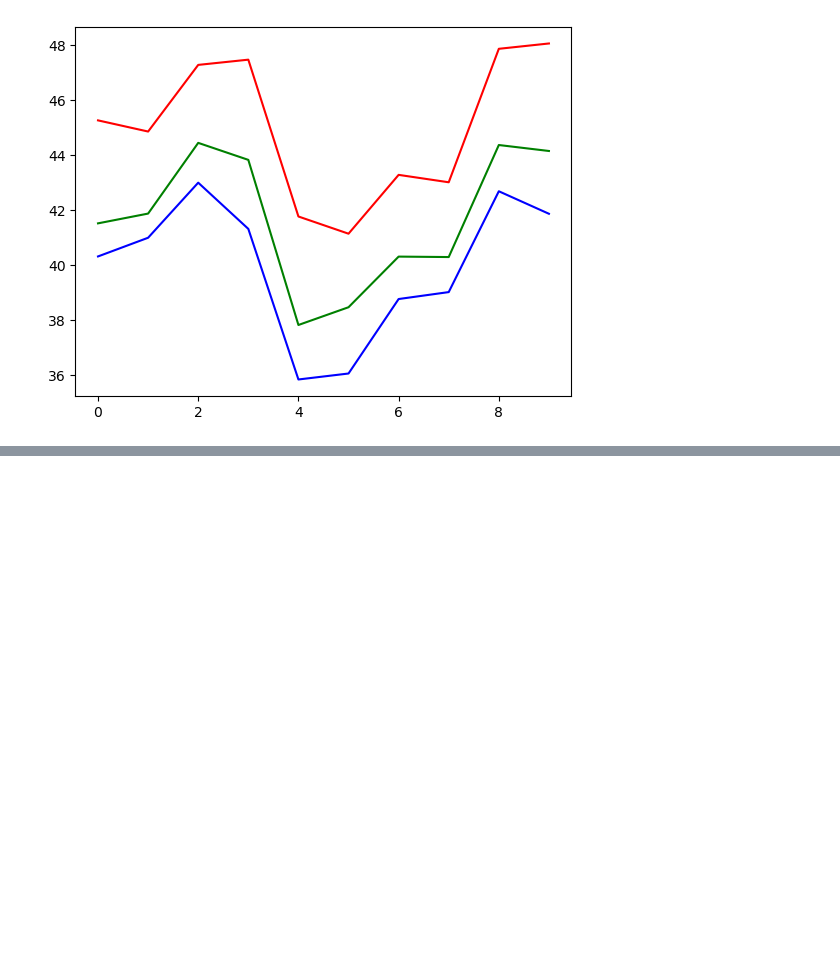
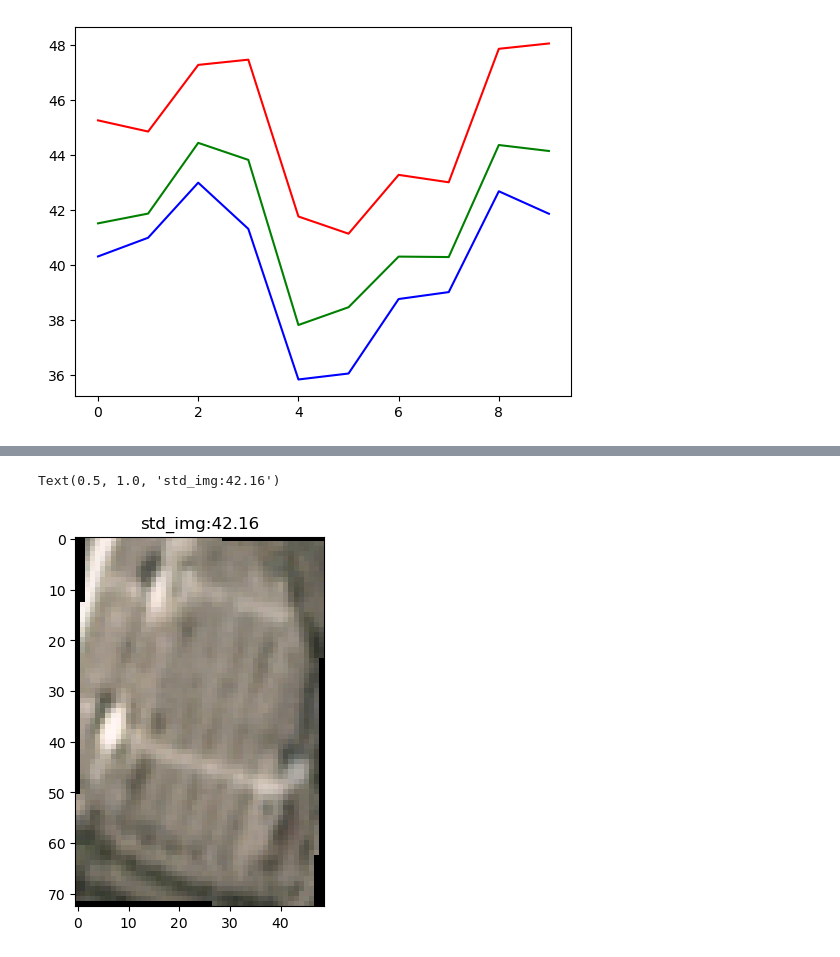
Before and after one commit to akansh12/LR-car_detect_research, a Jupyter notebook: notebooks/variance.ipynb, the cells around one changed output, grey strips where cells are left out. Drawn from its saved outputs; the diff is of its cells as text; code cells hidden in the pictures; blank space fills up the shorter version.

```diff
--- a/notebooks/variance.ipynb
+++ b/notebooks/variance.ipynb
@@ -165,0 +188,34 @@ plt.plot(std_b, label='std_b', color='blue')
+# %%
+def create_median_image(images_path):
+
+    first_img = rioxarray.open_rasterio(images_path[0])
+
+    width, height = first_img.data[0:3].transpose(1, 2, 0).shape[0:2]
+    num_images = len(images_path)
+
+    red_values = np.zeros(( width,height, num_images), dtype=np.uint8)
+    green_values = np.zeros(( width,height, num_images), dtype=np.uint8)
+    blue_values = np.zeros(( width,height, num_images), dtype=np.uint8)
+
+
+    for i,j in enumerate(images_path):
+        img = rioxarray.open_rasterio(j).data[0:3].transpose(1, 2, 0)
+        try:
+            red_values[:, :, i], green_values[:, :, i], blue_values[:, :, i] = img[:, :, 0], img[:, :, 1], img[:, :, 2]
+        except:
+            pass
+
+    red_median = np.median(red_values, axis=2)
+    green_median = np.median(green_values, axis=2)
+    blue_median = np.median(blue_values, axis=2)
+    img_arr = np.uint8(np.dstack((red_median, green_median, blue_median)))
+    median_image = Image.fromarray(img_arr)
+
+    return img_arr, median_image
+# %%
+med_img_arr, median_img = create_median_image([df[df.label == 1].image_path.values[l[i]] for i in range(len(l))])
+plt.imshow(med_img_arr)
+plt.title(f"std_img:{np.std(med_img_arr):.2f}")
+# %% [output]
+Text(0.5, 1.0, 'std_img:42.16')
+[figure, added]
```
Also changed, not shown: parts of 5 cells of this notebook.
